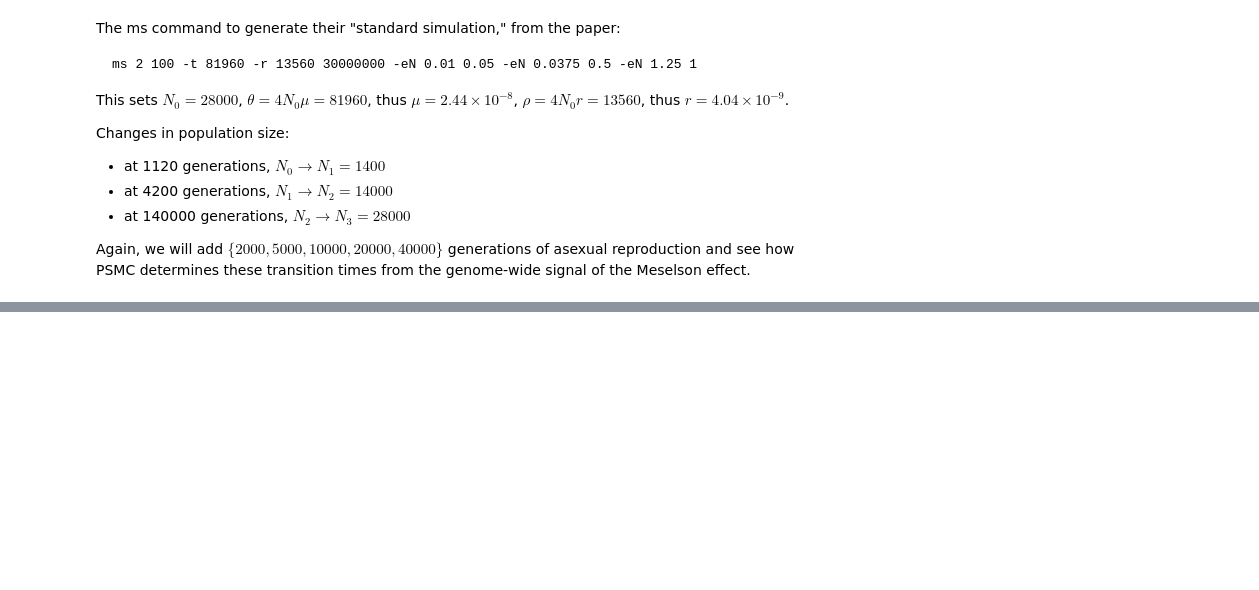
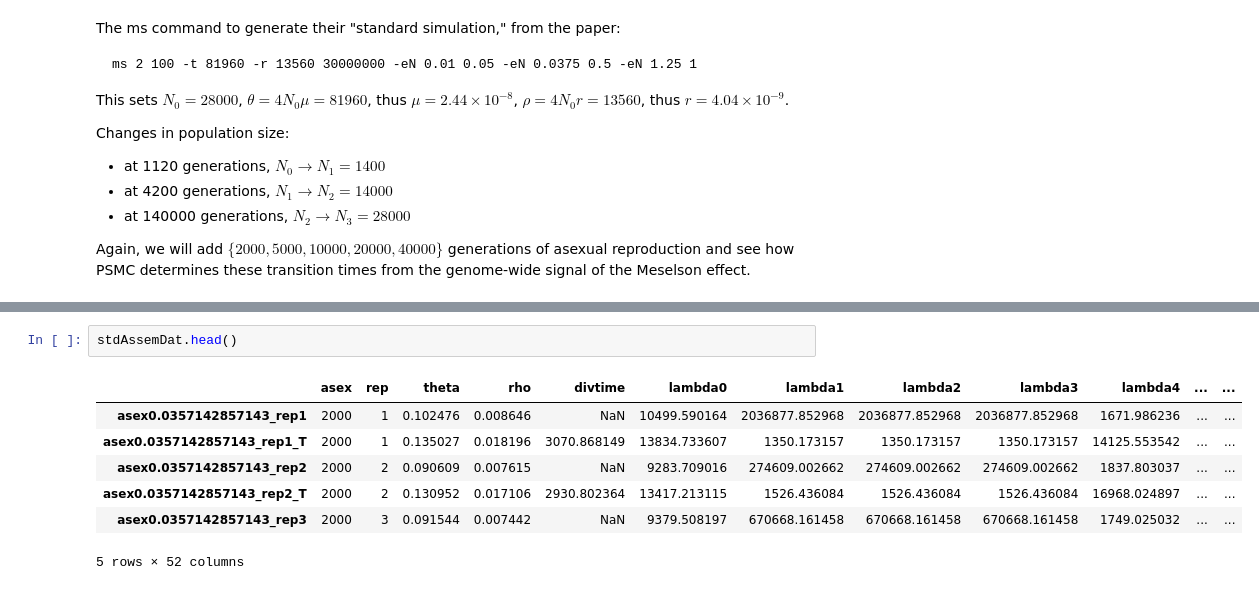
Before and after one commit to ammodramus/tsmc, a Jupyter notebook: snail_sims.ipynb, the cells around one changed output, grey strips where cells are left out. Saved outputs shown, nothing was run; the diff lists cells and outputs as text; blank space fills up the shorter version.

```diff
--- a/snail_sims.ipynb
+++ b/snail_sims.ipynb
@@ -1104,0 +1162,10 @@ scrm 2 100 -t 27328.0 -r 4524.8 10000000 -eN 0.01 0.05 -eN 0.0375 0.5 -eN 1.25 1
+# %%
+stdAssemDat.head()
+# %% [output]
+|  | asex | rep | theta | rho | divtime | lambda0 | lambda1 | lambda2 | lambda3 | lambda4 | ... | ... |
+| asex0.0357142857143_rep1 | 2000 | 1 | 0.102476 | 0.008646 | NaN | 10499.590164 | 2036877.852968 | 2036877.852968 | 2036877.852968 | 1671.986236 | ... | ... |
+| asex0.0357142857143_rep1_T | 2000 | 1 | 0.135027 | 0.018196 | 3070.868149 | 13834.733607 | 1350.173157 | 1350.173157 | 1350.173157 | 14125.553542 | ... | ... |
+| asex0.0357142857143_rep2 | 2000 | 2 | 0.090609 | 0.007615 | NaN | 9283.709016 | 274609.002662 | 274609.002662 | 274609.002662 | 1837.803037 | ... | ... |
+| asex0.0357142857143_rep2_T | 2000 | 2 | 0.130952 | 0.017106 | 2930.802364 | 13417.213115 | 1526.436084 | 1526.436084 | 1526.436084 | 16968.024897 | ... | ... |
+| asex0.0357142857143_rep3 | 2000 | 3 | 0.091544 | 0.007442 | NaN | 9379.508197 | 670668.161458 | 670668.161458 | 670668.161458 | 1749.025032 | ... | ... |
+5 rows × 52 columns
```
Also changed, not shown: parts of 12 cells of this notebook.
